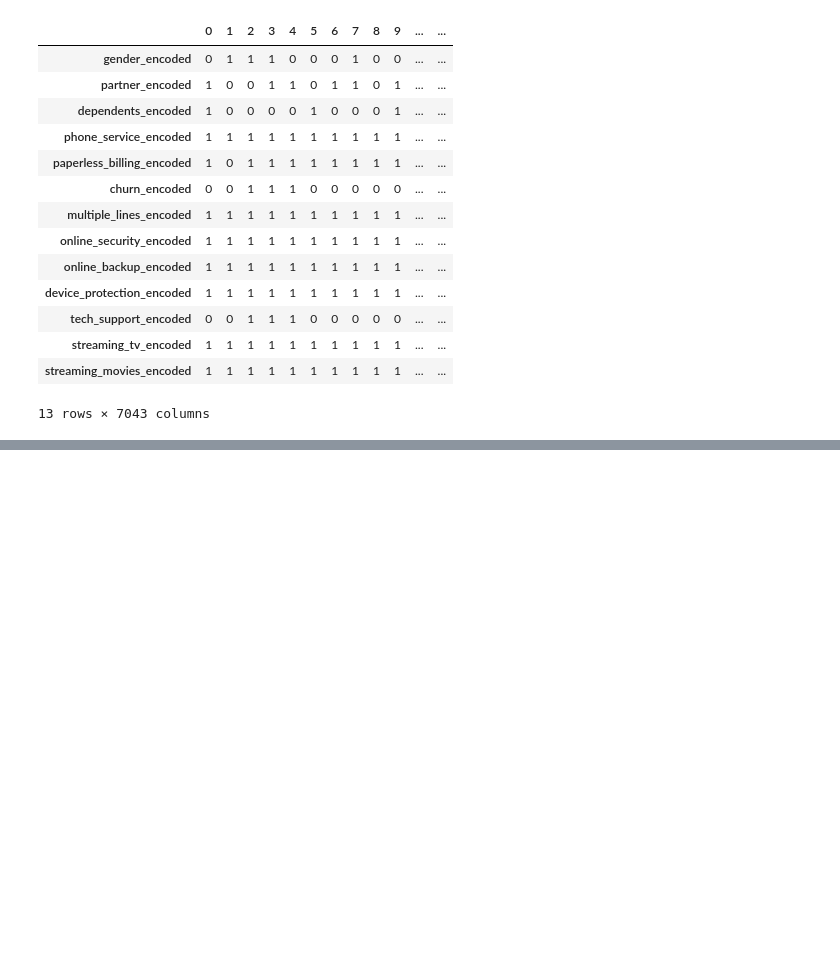
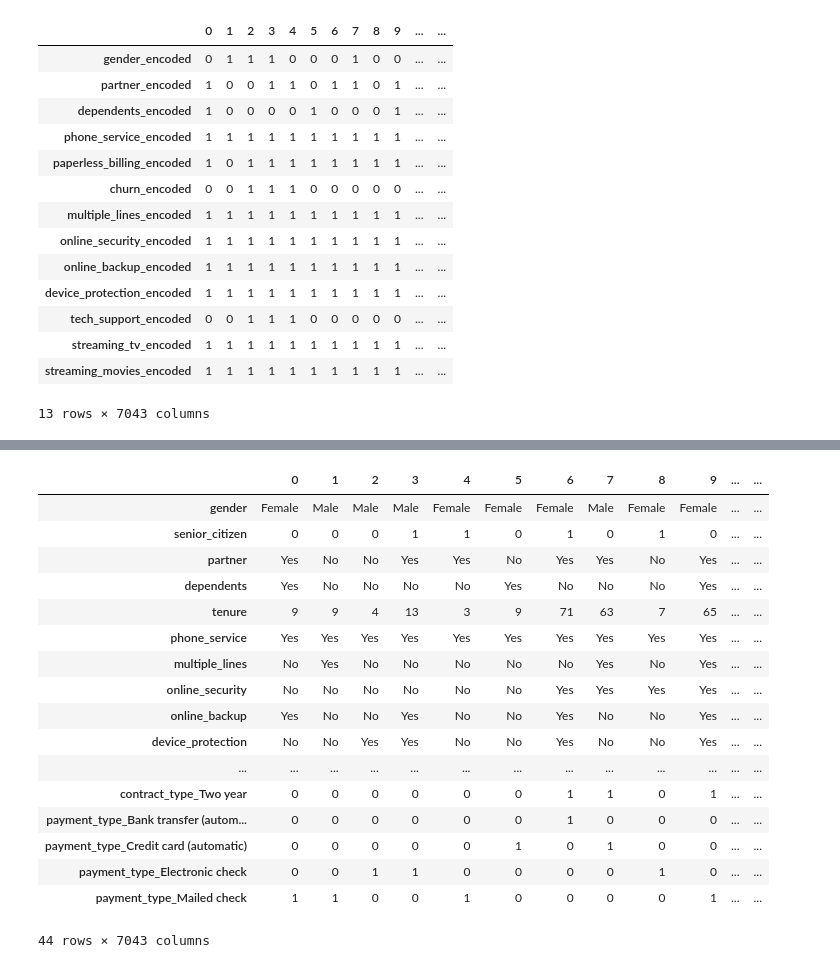
Before and after one commit to QMCBT-JustinEvans/project-1_telco, a Jupyter notebook: telco_draft_project.ipynb, the cells around one changed output, grey strips where cells are left out. Drawn from its saved outputs; the diff is of its cells as text; code cells hidden in the pictures; blank space fills up the shorter version.

Commit message:
UPDATE project draft and wrangle ADD final project draft to test wrangle

```diff
--- a/telco_draft_project.ipynb
+++ b/telco_draft_project.ipynb
@@ -480,0 +518,7 @@ encoded_df.T
+# %%
+# Use pandas dummies to pivot features with more than two string values
+# into multiple columns with binary int values that can be read as boolean
+# drop_first = False in draft for human readability; Final will have it set to True.
+
+dummy_df = pd.get_dummies(data=df[['internet_service_type', 'contract_type', 'payment_type']], drop_first=False)
+dummy_df.T
@@ -480,0 +558,23 @@ encoded_df.T
+# %%
+df = pd.concat([df, encoded_df, dummy_df], axis=1)
+# %%
+df.T
+# %% [output]
+|  | 0 | 1 | 2 | 3 | 4 | 5 | 6 | 7 | 8 | 9 | ... | ... |
+| gender | Female | Male | Male | Male | Female | Female | Female | Male | Female | Female | ... | ... |
+| senior_citizen | 0 | 0 | 0 | 1 | 1 | 0 | 1 | 0 | 1 | 0 | ... | ... |
+| partner | Yes | No | No | Yes | Yes | No | Yes | Yes | No | Yes | ... | ... |
+| dependents | Yes | No | No | No | No | Yes | No | No | No | Yes | ... | ... |
+| tenure | 9 | 9 | 4 | 13 | 3 | 9 | 71 | 63 | 7 | 65 | ... | ... |
+| phone_service | Yes | Yes | Yes | Yes | Yes | Yes | Yes | Yes | Yes | Yes | ... | ... |
+| multiple_lines | No | Yes | No | No | No | No | No | Yes | No | Yes | ... | ... |
+| online_security | No | No | No | No | No | No | Yes | Yes | Yes | Yes | ... | ... |
+| online_backup | Yes | No | No | Yes | No | No | Yes | No | No | Yes | ... | ... |
+| device_protection | No | No | Yes | Yes | No | No | Yes | No | No | Yes | ... | ... |
+| ... | ... | ... | ... | ... | ... | ... | ... | ... | ... | ... | ... | ... |
+| contract_type_Two year | 0 | 0 | 0 | 0 | 0 | 0 | 1 | 1 | 0 | 1 | ... | ... |
+| payment_type_Bank transfer (autom... | 0 | 0 | 0 | 0 | 0 | 0 | 1 | 0 | 0 | 0 | ... | ... |
+| payment_type_Credit card (automatic) | 0 | 0 | 0 | 0 | 0 | 1 | 0 | 1 | 0 | 0 | ... | ... |
+| payment_type_Electronic check | 0 | 0 | 1 | 1 | 0 | 0 | 0 | 0 | 1 | 0 | ... | ... |
+| payment_type_Mailed check | 1 | 1 | 0 | 0 | 1 | 0 | 0 | 0 | 0 | 1 | ... | ... |
+44 rows × 7043 columns
```
Also changed, not shown: parts of 28 cells of this notebook, 2 other files.
